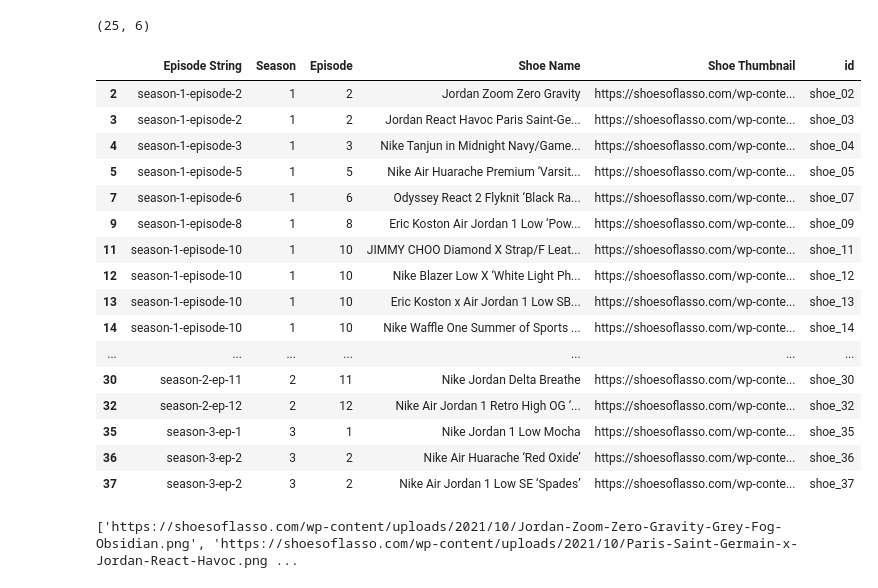
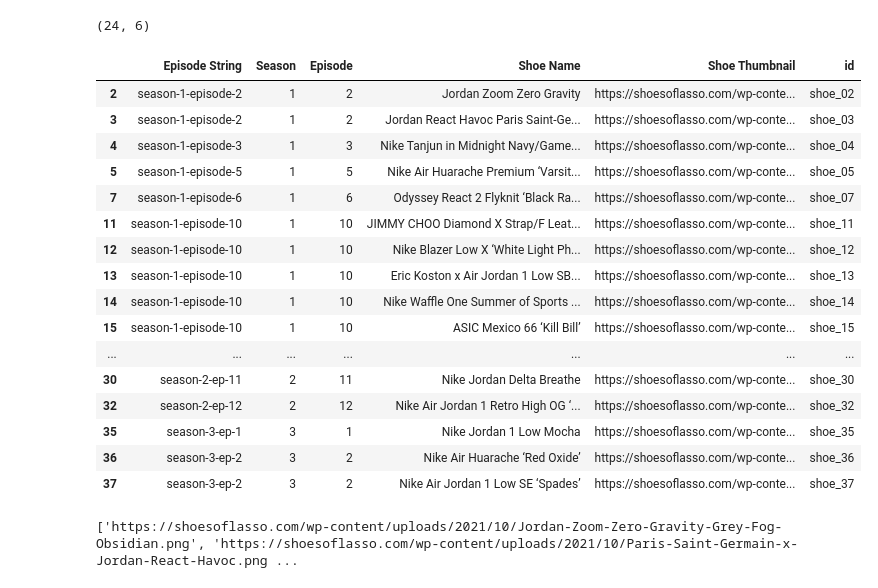
Before and after one commit to sejaldua/shoes-of-lasso, a Jupyter notebook: download-wp-images.ipynb, the cells around one changed output. Saved outputs shown, nothing was run; the diff lists cells and outputs as text; code cells hidden in the pictures.

```diff
--- a/download-wp-images.ipynb
+++ b/download-wp-images.ipynb
@@ -47,25 +47,25 @@ def convert_string(string):
 # %%
 df = pd.read_csv('./data/lasso-sneaks.csv')
 df = df.dropna(subset=['Shoe Thumbnail'])
 df = df.drop_duplicates(subset=['Shoe Thumbnail'], keep='first')
 df = df.drop_duplicates(subset=['Shoe Name'], keep='first')
-df1 = df.drop(index=9)
+df = df.drop(index=9)
 df['id'] = df['id'].apply(lambda x: convert_string(x))
 print(df.shape)
 df
 # %% [output]
-(25, 6)
+(24, 6)
 |  | Episode String | Season | Episode | Shoe Name | Shoe Thumbnail | id |
 | 2 | season-1-episode-2 | 1 | 2 | Jordan Zoom Zero Gravity | https://shoesoflasso.com/wp-conte... | shoe_02 |
 | 3 | season-1-episode-2 | 1 | 2 | Jordan React Havoc Paris Saint-Ge... | https://shoesoflasso.com/wp-conte... | shoe_03 |
 | 4 | season-1-episode-3 | 1 | 3 | Nike Tanjun in Midnight Navy/Game... | https://shoesoflasso.com/wp-conte... | shoe_04 |
 | 5 | season-1-episode-5 | 1 | 5 | Nike Air Huarache Premium ‘Varsit... | https://shoesoflasso.com/wp-conte... | shoe_05 |
 | 7 | season-1-episode-6 | 1 | 6 | Odyssey React 2 Flyknit ‘Black Ra... | https://shoesoflasso.com/wp-conte... | shoe_07 |
-| 9 | season-1-episode-8 | 1 | 8 | Eric Koston Air Jordan 1 Low ‘Pow... | https://shoesoflasso.com/wp-conte... | shoe_09 |
 | 11 | season-1-episode-10 | 1 | 10 | JIMMY CHOO Diamond X Strap/F Leat... | https://shoesoflasso.com/wp-conte... | shoe_11 |
 | 12 | season-1-episode-10 | 1 | 10 | Nike Blazer Low X ‘White Light Ph... | https://shoesoflasso.com/wp-conte... | shoe_12 |
 | 13 | season-1-episode-10 | 1 | 10 | Eric Koston x Air Jordan 1 Low SB... | https://shoesoflasso.com/wp-conte... | shoe_13 |
 | 14 | season-1-episode-10 | 1 | 10 | Nike Waffle One Summer of Sports ... | https://shoesoflasso.com/wp-conte... | shoe_14 |
+| 15 | season-1-episode-10 | 1 | 10 | ASIC Mexico 66 ‘Kill Bill’ | https://shoesoflasso.com/wp-conte... | shoe_15 |
 | ... | ... | ... | ... | ... | ... | ... |
 | 30 | season-2-ep-11 | 2 | 11 | Nike Jordan Delta Breathe | https://shoesoflasso.com/wp-conte... | shoe_30 |
 | 32 | season-2-ep-12 | 2 | 12 | Nike Air Jordan 1 Retro High OG ‘... | https://shoesoflasso.com/wp-conte... | shoe_32 |
```
Also changed, not shown: parts of 3 cells of this notebook, 9 other files.
